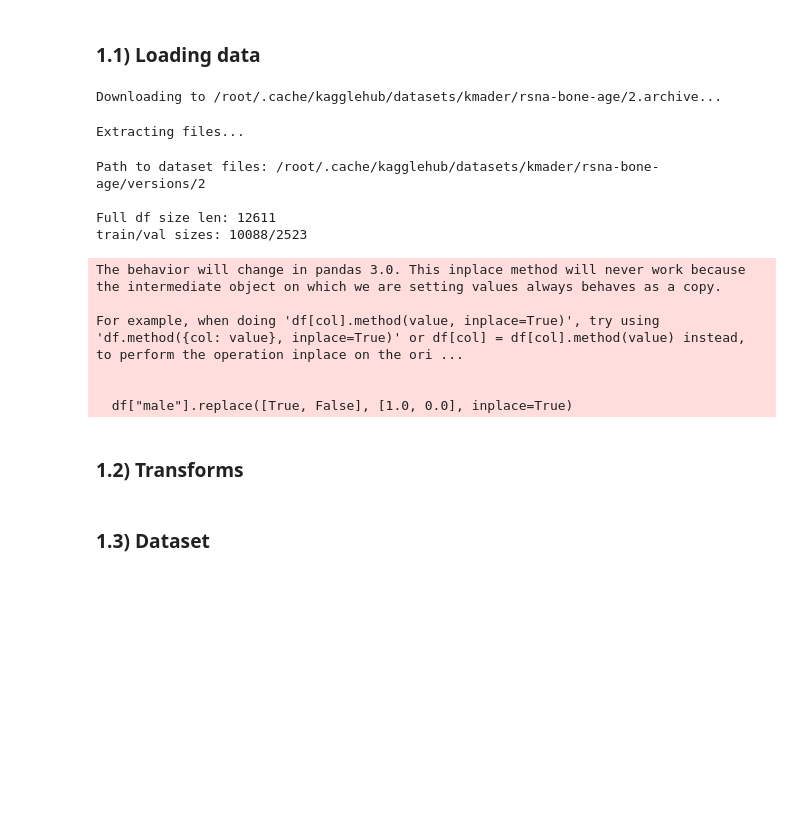
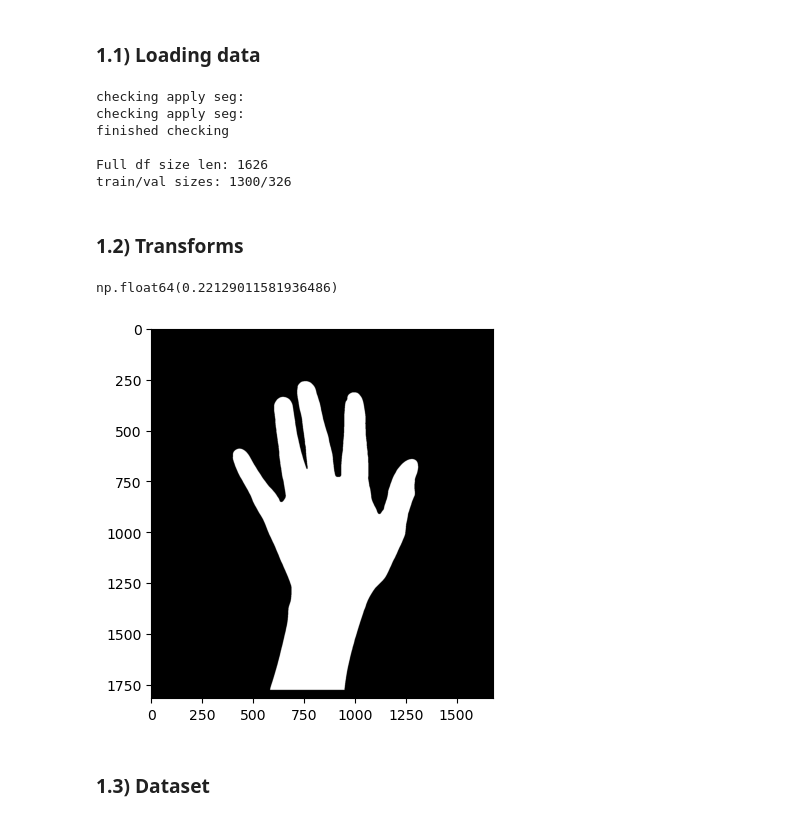
Before and after one commit to Eliaass/Bone-age-prediction-model, a Jupyter notebook: tests-sara/main.ipynb, the cells around one changed output. Cells and saved outputs as stored; diff of their text form; code cells hidden in the pictures; blank space fills up the shorter version.

```diff
--- a/tests-sara/main.ipynb
+++ b/tests-sara/main.ipynb
@@ -52,23 +50,26 @@ datapath = path.join(getcwd(), "")
 # %%
 # you will need to include kagglehub in dependencies if folders don't exist
-train_df, val_df = get_BAA_DFS(datapath = datapath, imgs_segmented = False)
+train_df, val_df = get_BAA_DFS(datapath = datapath, image_folder = "masks", apply_segmentation = apply_segmentation)
 # %% [output]
-Downloading to /root/.cache/kagglehub/datasets/kmader/rsna-bone-age/2.archive...
+checking apply seg:
+checking apply seg:
+finished checking
+
+Full df size len: 1626
+train/val sizes: 1300/326
-Extracting files...
-Path to dataset files: /root/.cache/kagglehub/datasets/kmader/rsna-bone-age/versions/2
-
-Full df size len: 12611
-train/val sizes: 10088/2523
-The behavior will change in pandas 3.0. This inplace method will never work because the intermediate object on which we are setting values always behaves as a copy.
-
-For example, when doing 'df[col].method(value, inplace=True)', try using 'df.method({col: value}, inplace=True)' or df[col] = df[col].method(value) instead, to perform the operation inplace on the ori ...
-
-
-  df["male"].replace([True, False], [1.0, 0.0], inplace=True)
 # %% [markdown]
 ### 1.2) Transforms
 # %%
 transforms = get_transforms(target_image_size)
+# %%
+img  = np.asarray(Image.open(val_df["mask_path"].iloc[25]))
+plt.imshow(img, cmap='gray')
+w = np.count_nonzero(img)
+t = img.shape[0] * img.shape[1]
+w / t
+# %% [output]
+np.float64(0.22129011581936486)
+[figure, added]
 # %% [markdown]
 ### 1.3) Dataset
 # %%
```
Also changed, not shown: parts of 23 cells of this notebook, 8 other files.
